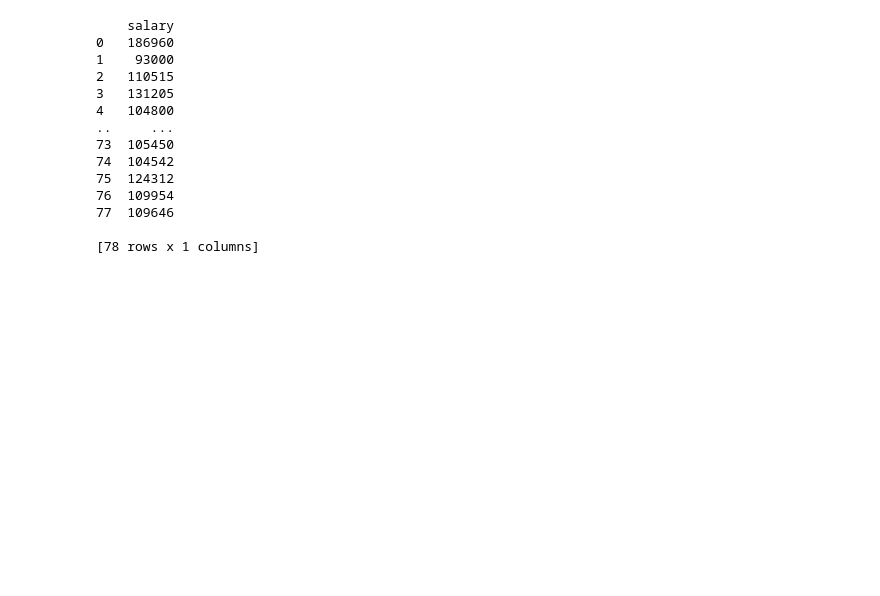
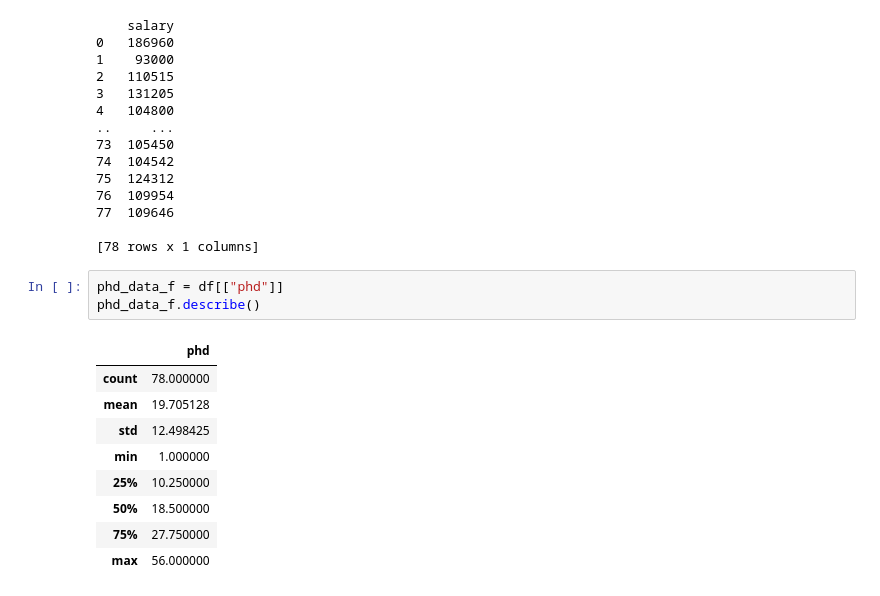
Before and after one commit to prasunpankaj/Pandas_Introduction, a Jupyter notebook: Python_Pandas.ipynb, the cells around one changed output. Saved outputs shown, nothing was run; the diff lists cells and outputs as text; blank space fills up the shorter version.

```diff
--- a/Python_Pandas.ipynb
+++ b/Python_Pandas.ipynb
@@ -265,3 +265,16 @@ print(new_data);
 77  109646
 
 [78 rows x 1 columns]
+# %%
+phd_data_f = df[["phd"]]
+phd_data_f.describe()
+# %% [output]
+|  | phd |
+| count | 78.000000 |
+| mean | 19.705128 |
+| std | 12.498425 |
+| min | 1.000000 |
+| 25% | 10.250000 |
+| 50% | 18.500000 |
+| 75% | 27.750000 |
+| max | 56.000000 |
```
Also changed, not shown: parts of 6 cells of this notebook.
